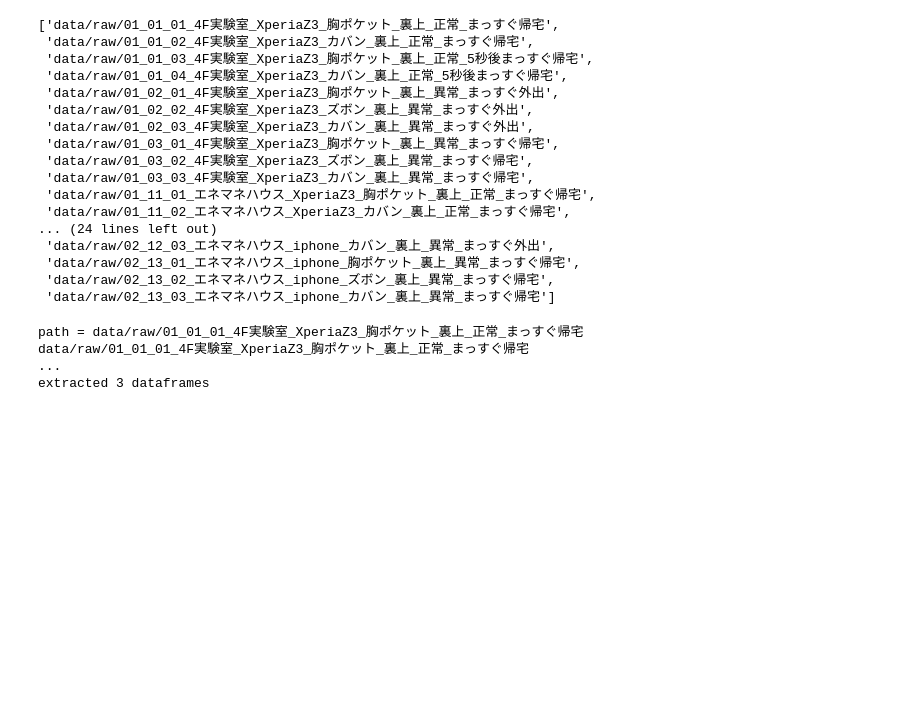
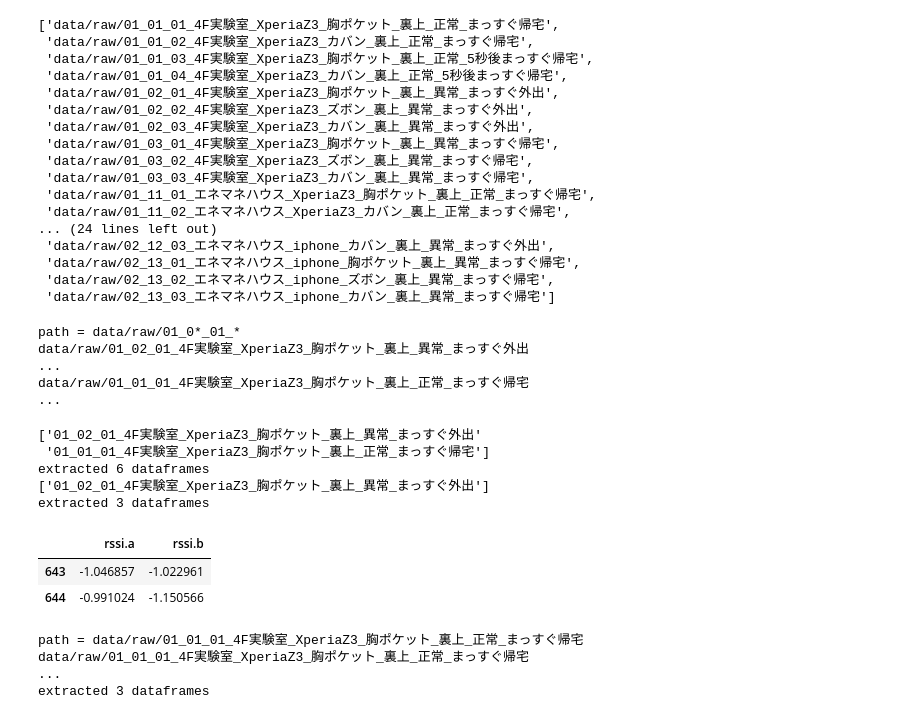
Before and after one commit to refluster/jupyter, a Jupyter notebook: 009.dkj_learn/datasets.ipynb, the cells around one changed output. Saved outputs shown, nothing was run; the diff lists cells and outputs as text; code cells hidden in the pictures; blank space fills up the shorter version.

Commit message:
output the loaded csv title (category)

```diff
--- a/009.dkj_learn/datasets.ipynb
+++ b/009.dkj_learn/datasets.ipynb
@@ -191,6 +194,32 @@ def get_normalized_data(ds, title_n, title_o, column, fname=".*", before=0, afte
     np_o = [df.as_matrix() for df in dfl_o]
 
     return np_n, np_o
+# %%
+ds = load('data/raw/01_0*_01_*')
+# %% [output]
+path = data/raw/01_0*_01_*
+data/raw/01_02_01_4F実験室_XperiaZ3_胸ポケット_裏上_異常_まっすぐ外出
+...
+data/raw/01_01_01_4F実験室_XperiaZ3_胸ポケット_裏上_正常_まっすぐ帰宅
+...
+# %%
+def sample1():
+    data_2d_n, data_2d_o = get_normalized_data(ds,
+                                                  title_n='01_0.*_01.*',
+                                                  title_o ='01_02_01.*',
+                                                  before=1, after=0,
+                                                  column=['rssi.a','rssi.b'])
+
+sample1()
+# %% [output]
+['01_02_01_4F実験室_XperiaZ3_胸ポケット_裏上_異常_まっすぐ外出'
+ '01_01_01_4F実験室_XperiaZ3_胸ポケット_裏上_正常_まっすぐ帰宅']
+extracted 6 dataframes
+['01_02_01_4F実験室_XperiaZ3_胸ポケット_裏上_異常_まっすぐ外出']
+extracted 3 dataframes
+|  | rssi.a | rssi.b |
+| 643 | -1.046857 | -1.022961 |
+| 644 | -0.991024 | -1.150566 |
 # %%
 def sample2():
     ds = load('data/raw/01_01_01_4F実験室_XperiaZ3_胸ポケット_裏上_正常_まっすぐ帰宅')
```
Also changed, not shown: parts of 1 cell of this notebook.
